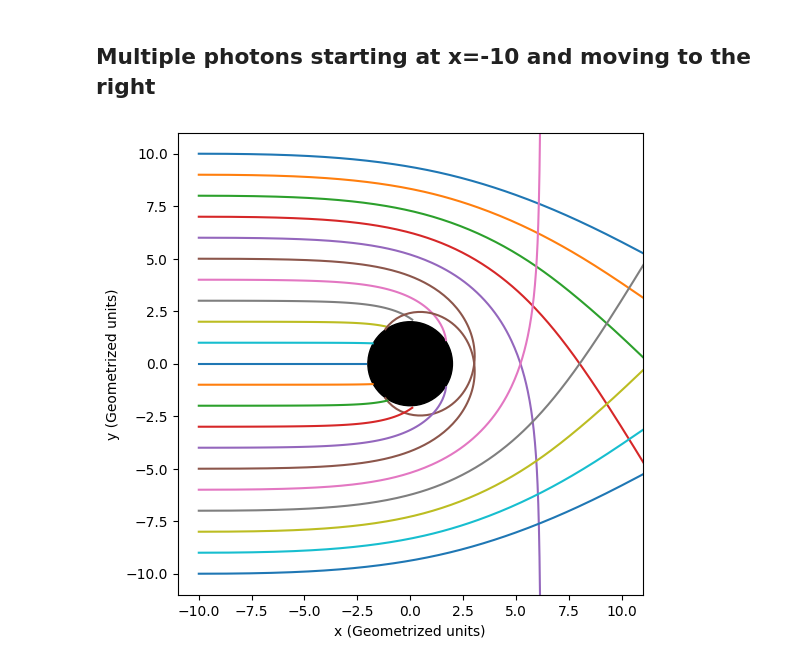
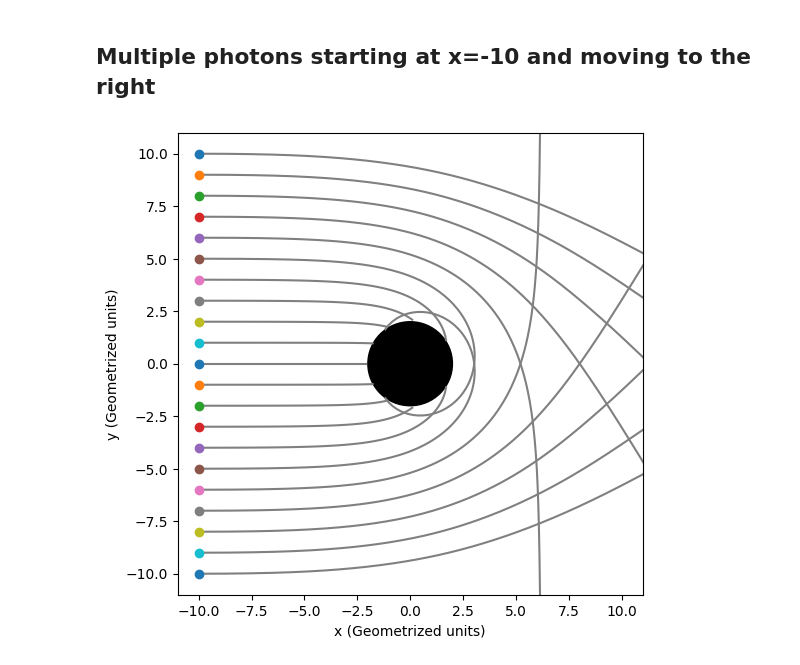
Before and after one commit to bldevries/curvedpy, a Jupyter notebook: tutorials/Tutorial_1_calc_geodesic.ipynb, the cells around one changed output. Drawn from its saved outputs; the diff is of its cells as text; code cells hidden in the pictures.

```diff
--- a/tutorials/Tutorial_1_calc_geodesic.ipynb
+++ b/tutorials/Tutorial_1_calc_geodesic.ipynb
@@ -77,22 +81,28 @@ Event of hitting the blackhole:  True
 # %% [markdown]
 ## Multiple photons starting at x=-10 and moving to the right
-# %%
-circle1 = plt.Circle((0, 0), 2, color='k')
-fig, ax = plt.subplots(figsize=(6,6))
-ax.add_patch(circle1)
-
-nr = 21
-for k_xyz, x_xyz , result in gi.geodesic(\
-                        k0_xyz = [np.array([0.1, 0.0, 0.0]) for i in range(nr)], \
-                        x0_xyz = [np.array([-10.0, 10-i, 0.0]) for i in range(nr)], \
-                        curve_end=500, nr_points_curve=500):
-    ax.plot(*x_xyz[0:2])
-
-lim = 11
-plt.xlim(-lim, lim)
-plt.ylim(-lim, lim)
-plt.xlabel("x (Geometrized units)")
-plt.ylabel("y (Geometrized units)")
-plt.show()
-# %% [output]
-[figure, removed]
+# %%
+circle1 = plt.Circle((0, 0), 2, color='k')
+fig, ax = plt.subplots(figsize=(6,6))
+ax.add_patch(circle1)
+
+nr = 21
+x0 = [np.array([-10.0, 10-i, 0.0]) for i in range(nr)]
+results = gi.geodesic(\
+                        k0_xyz = [np.array([0.1, 0.0, 0.0]) for i in range(nr)], \
+                        x0_xyz = [np.array([-10.0, 10-i, 0.0]) for i in range(nr)], \
+                        curve_end=500, nr_points_curve=500)
+
+for k_xyz, x_xyz , res in results:
+    ax.plot(*x_xyz[0:2], "gray")
+    ax.plot(x_xyz[0][0], x_xyz[1][0], "o")
+    #ax.plot(*x0[0:2], "o")
+
+
+lim = 11
+plt.xlim(-lim, lim)
+plt.ylim(-lim, lim)
+plt.xlabel("x (Geometrized units)")
+plt.ylabel("y (Geometrized units)")
+plt.show()
+# %% [output]
+[figure, added]
```
Also changed, not shown: parts of 23 cells of this notebook, 3 other files.
